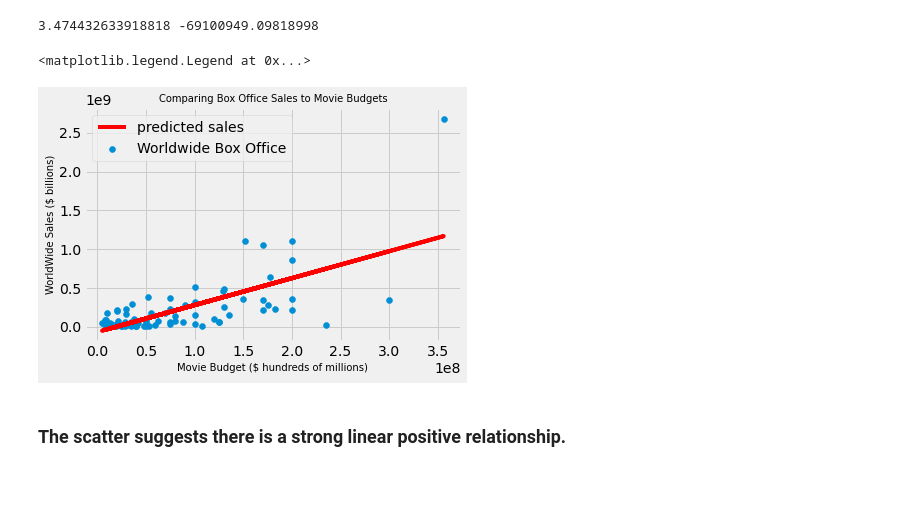
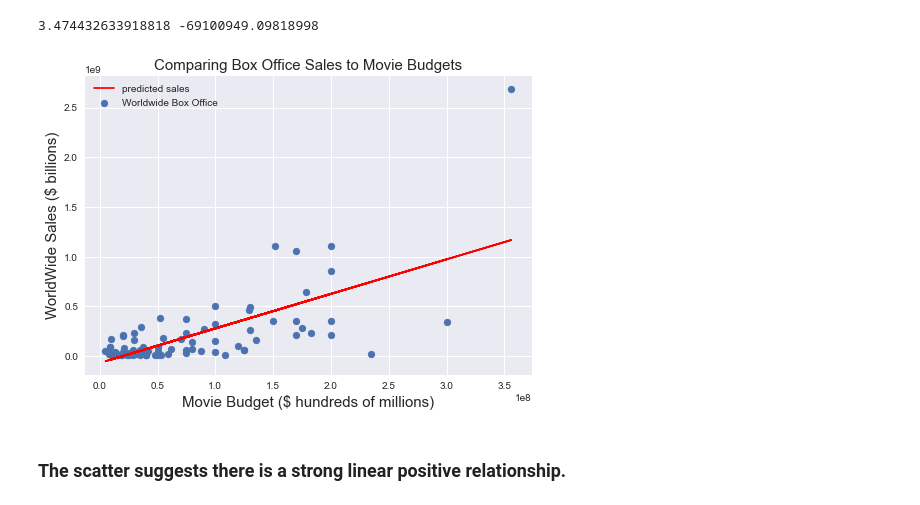
Before and after one commit to bmccabe96/Movie_Box_Office_Analysis, a Jupyter notebook: Reddit_Data_Anaylsis.ipynb, the cells around one changed output. Saved outputs shown, nothing was run; the diff lists cells and outputs as text; code cells hidden in the pictures.

```diff
--- a/Reddit_Data_Anaylsis.ipynb
+++ b/Reddit_Data_Anaylsis.ipynb
@@ -9,6 +9,10 @@
 # %%
 import pandas as pd # Importing the necessary libraries
 import numpy as np
+import seaborn as sns
+import matplotlib.pyplot as plt
+%matplotlib inline
+plt.style.use("seaborn")
 # %%
 df=pd.read_csv('Reddit_data.csv') # reading dataframe
 df.head() #and checking first 5 rows
@@ -117,10 +121,6 @@ df.sort_values('Budget',ascending=False)['Budget'].head(10)
 126    178000000.0
 159    175000000.0
 Name: Budget, dtype: float64
-# %%
-import matplotlib.pyplot as plt #importing matplotlib for plotting
-%matplotlib inline
-plt.style.use("fivethirtyeight")
 # %%
 y_1=df.sort_values('Budget',ascending=False)['Budget'].head(10)
 #collecting Budget numbers for movies with 10 highest budgets
@@ -305,9 +329,11 @@ low_bug_val=df.loc[:,['Budget','Value']].sort_values('Budget',ascending=True).he
 x_low_bug=df.loc[:,['Title','Budget','Value']].sort_values('Budget',ascending=True).head(10)['Title']
 # %%
 fig,ax=plt.subplots(figsize=(25,15))
-ax.bar(x_low_bug,low_bug_val,color='green',alpha=0.9)
-ax.set_xticklabels(labels=x_low_bug,rotation=90)
-ax.set_ylabel('Value (Worldwide Gross/Budget)')
-ax.set_title('Value of 10 Lowest Budget movies')
+sns.barplot(x=low_bug_val,y=x_low_bug,ax=ax)
+ax.set_title('Value of 10 Lowest Budget movies',fontsize=15)
+ax.set_xlabel('Value',fontsize=15)
+ax.set_ylabel('Title',fontsize=15)
+ax.tick_params(axis='both',labelsize=15)
+fig.savefig('Values for the 10 Lowest Budgeted Movies',bbox_inches='tight')
 #Graphing 10 cheapest movies in terms of budget with their value
 # %% [output]
@@ -372,13 +397,14 @@ print(m,b) #slope of regression and y-intercept
 # %%
 plt.scatter(df.Budget,df['Worldwide Gross (Cume)'],label='Worldwide Box Office')#Now I'll see if visually the relationship looks strong
 plt.plot(df['Budget'],Y,'r-',label='predicted sales')
-plt.xlabel('Movie Budget ($ hundreds of millions)',fontsize=10)
-plt.ylabel('WorldWide Sales ($ billions)',fontsize=10)
-plt.title('Comparing Box Office Sales to Movie Budgets',fontsize=10)
+plt.xlabel('Movie Budget ($ hundreds of millions)',fontsize=15)
+plt.ylabel('WorldWide Sales ($ billions)',fontsize=15)
+ax.tick_params(axis='both',labelsize=15)
+plt.title('Comparing Box Office Sales to Movie Budgets',fontsize=15)
 plt.legend()
+plt.savefig('Box_Office_Budget_Scatterplot',bboxinches='tight')
 # %% [output]
-<matplotlib.legend.Legend at 0x...>
-[figure, old version]
+[figure, new version]
 # %% [markdown]
 ### The scatter suggests there is a strong linear positive relationship.
 # %%
```
Also changed, not shown: parts of 8 cells of this notebook, 5 other files.
